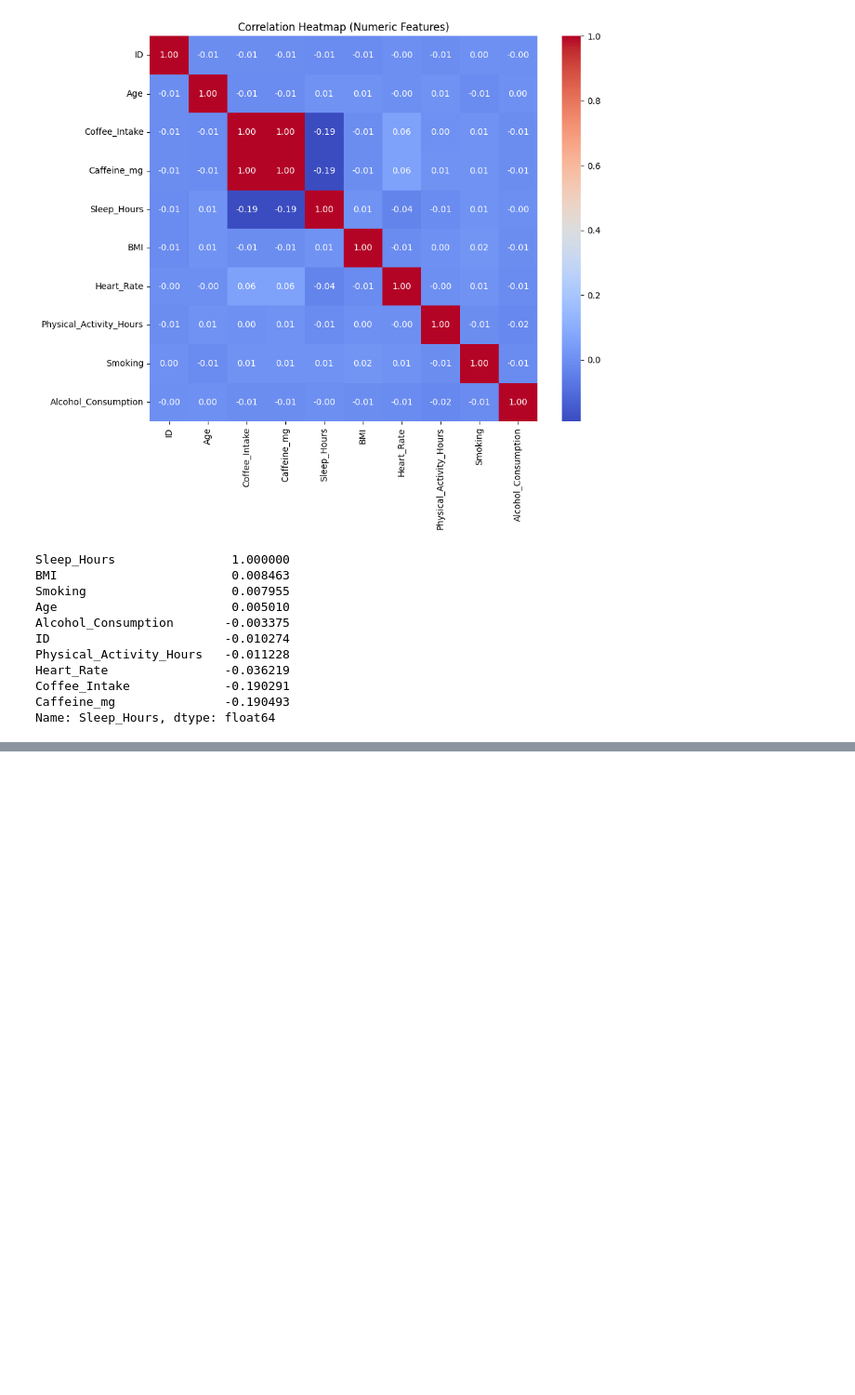
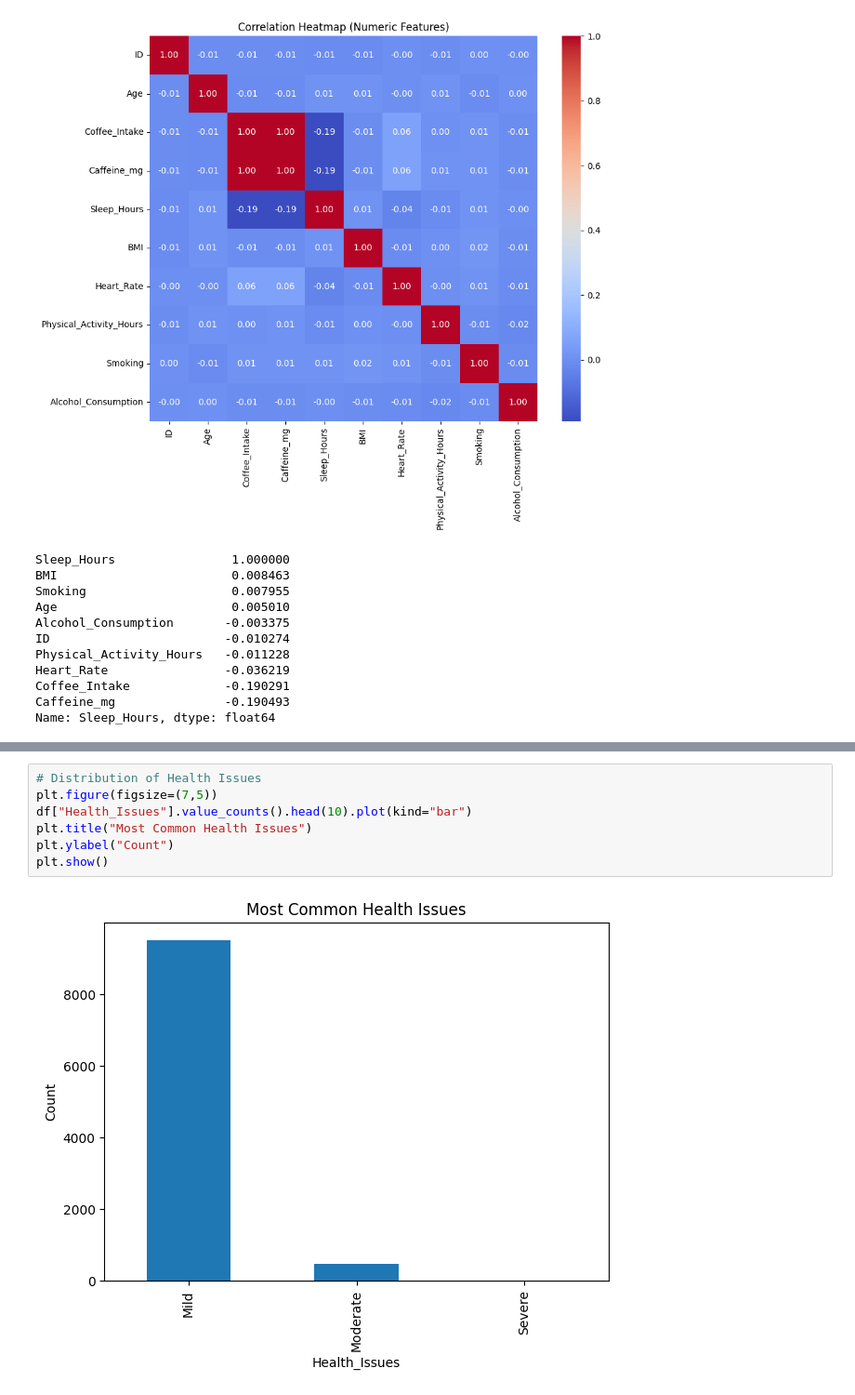
Before and after one commit to arshadziban/Data-Analysis-With-Python, a Jupyter notebook: Global Coffee Health Data Aanalysis/coffee_data_anaysis.ipynb, the cells around one changed output, grey strips where cells are left out. Shown at 93% size. Saved outputs shown, nothing was run; the diff lists cells and outputs as text; blank space fills up the shorter version.

```diff
--- a/Global Coffee Health Data Aanalysis/coffee_data_anaysis.ipynb
+++ b/Global Coffee Health Data Aanalysis/coffee_data_anaysis.ipynb
@@ -127,0 +136,9 @@ Name: Sleep_Hours, dtype: float64
+# %%
+# Distribution of Health Issues
+plt.figure(figsize=(7,5))
+df["Health_Issues"].value_counts().head(10).plot(kind="bar")
+plt.title("Most Common Health Issues")
+plt.ylabel("Count")
+plt.show()
+# %% [output]
+[figure, added]
```
Also changed, not shown: parts of 1 cell of this notebook.
